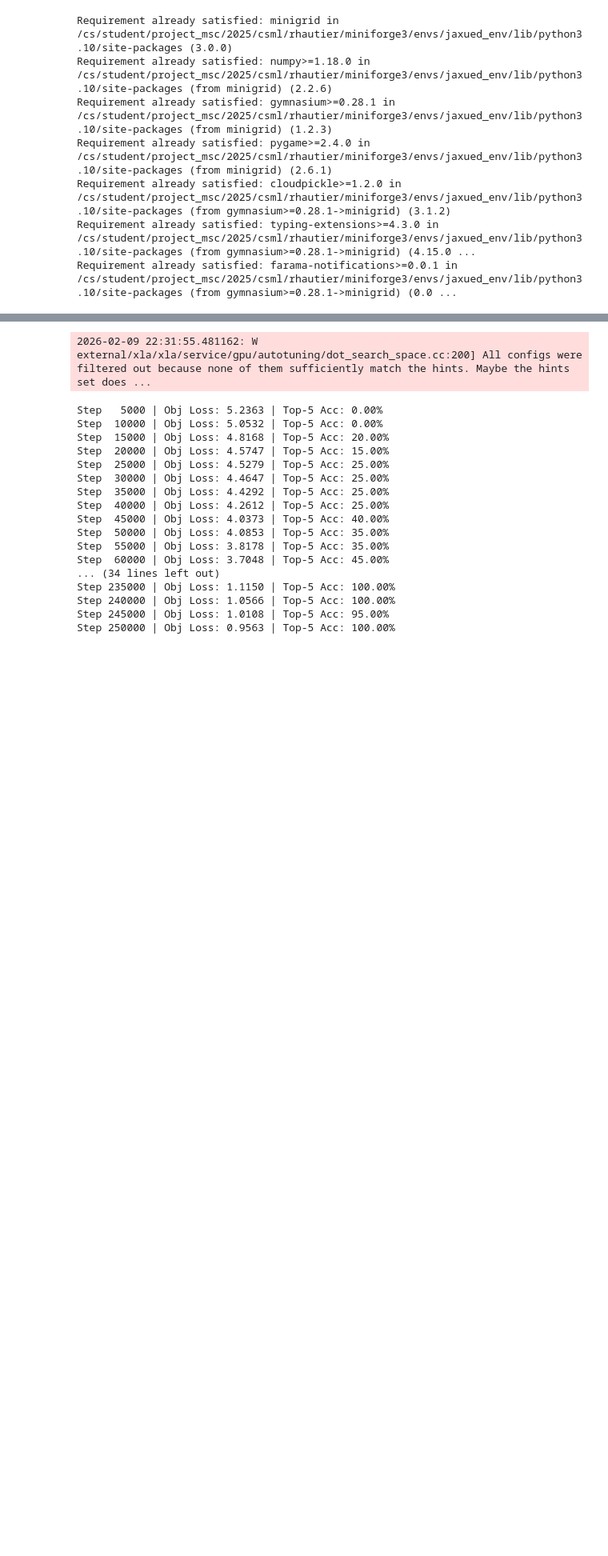
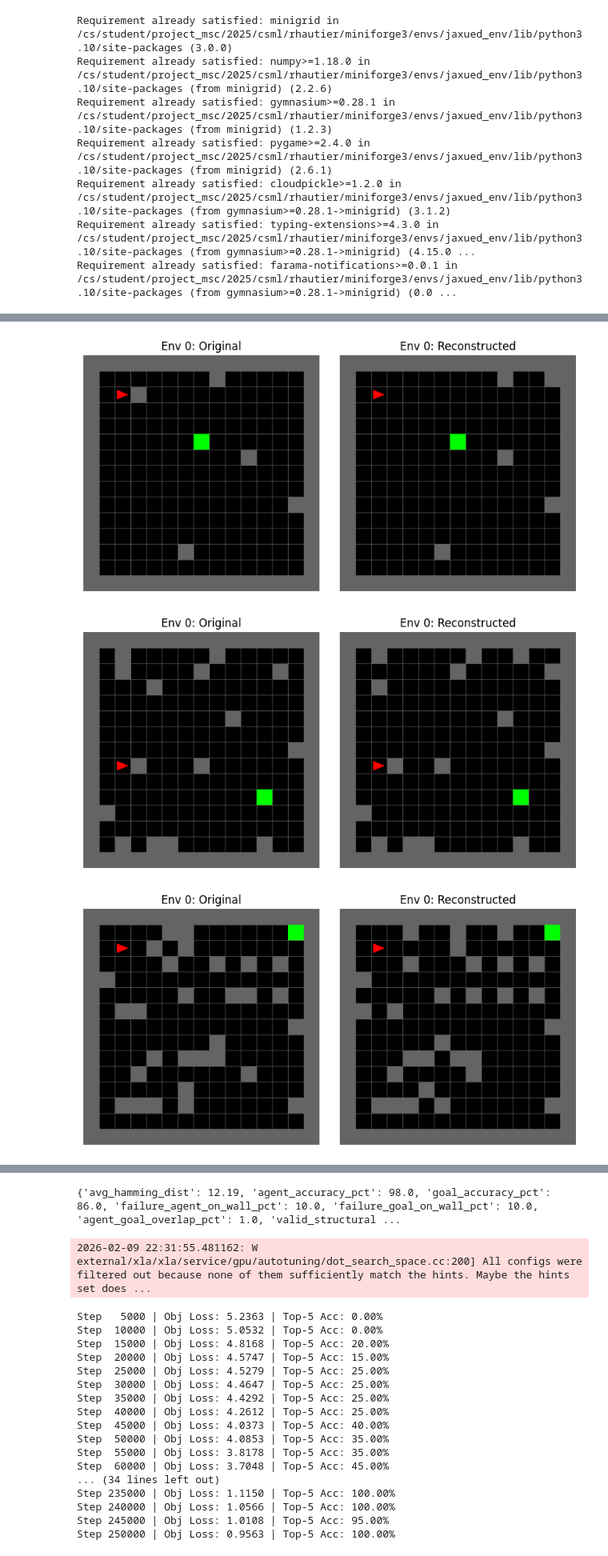
Before and after one commit to khyledhanani/superintelligence, a Jupyter notebook: vae/test_vae.ipynb, the cells around one changed output, grey strips where cells are left out. Shown at 80% size. Saved outputs shown, nothing was run; the diff lists cells and outputs as text; code cells hidden in the pictures; blank space fills up the shorter version.

```diff
--- a/vae/test_vae.ipynb
+++ b/vae/test_vae.ipynb
@@ -239,0 +259,7 @@ Error:
+# %%
+summary_validation = get_vae_performance(data = validation_data, checkpoint_step=420000, n_envs = 100, n_reconstructions=10)
+print(summary_validation)
+# %% [output]
+[figure, added]
+[figure, added]
+[figure, added]
@@ -240,3 +274,4 @@ Error:
+{'avg_hamming_dist': 12.19, 'agent_accuracy_pct': 98.0, 'goal_accuracy_pct': 86.0, 'failure_agent_on_wall_pct': 10.0, 'failure_goal_on_wall_pct': 10.0, 'agent_goal_overlap_pct': 1.0, 'valid_structural ...
 # %%
 import jax.numpy as jnp
 import jax
```
Also changed, not shown: parts of 8 cells of this notebook, 4 other files.
